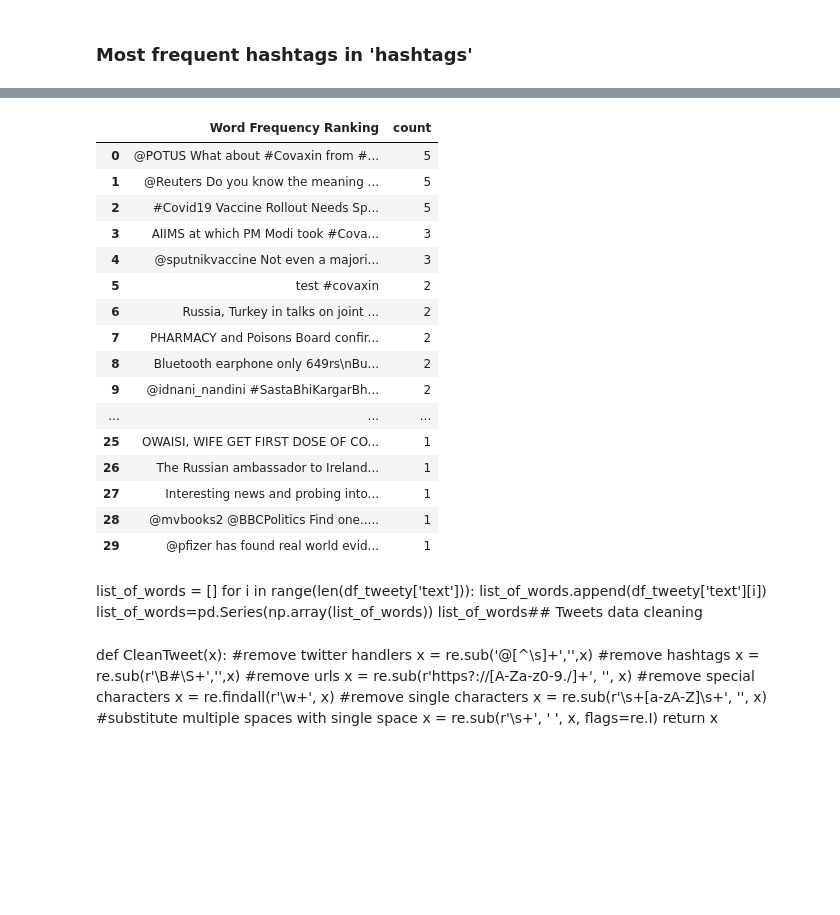
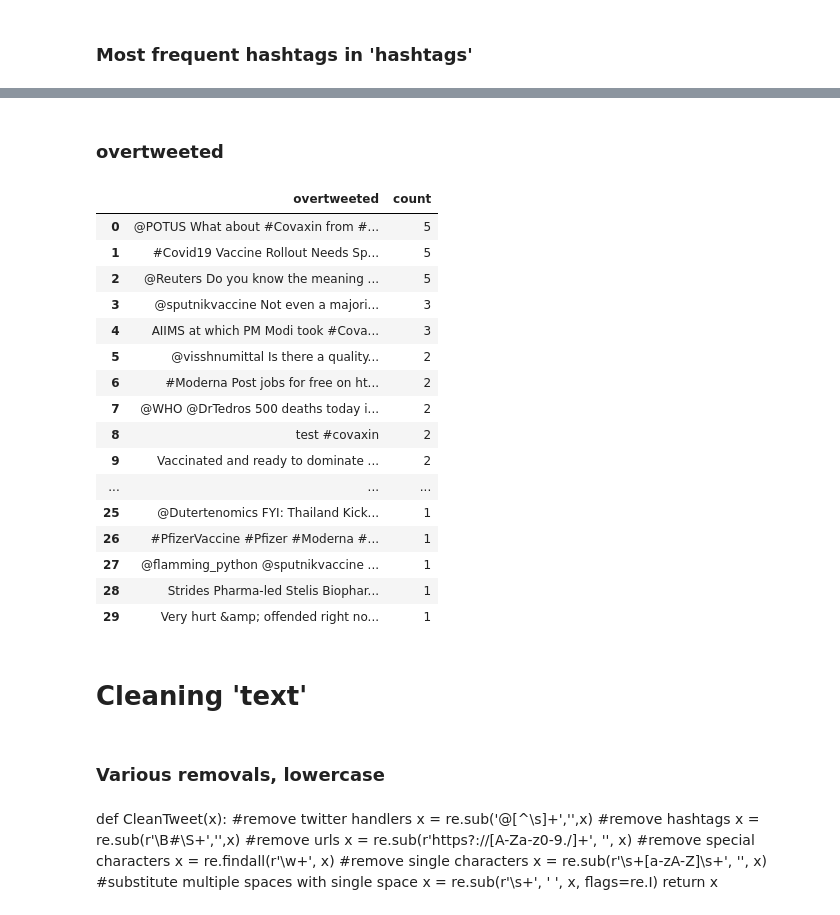
Before and after one commit to BiBa-01/Capstone_Covid, a Jupyter notebook: FirstLookTweety.ipynb, the cells around one changed output, grey strips where cells are left out. Drawn from its saved outputs; the diff is of its cells as text; code cells hidden in the pictures; blank space fills up the shorter version.

```diff
--- a/FirstLookTweety.ipynb
+++ b/FirstLookTweety.ipynb
@@ -276,0 +359,12 @@ frequency_ranking
+# %%
+#for i, l in enumerate(df_tweety['hashtags']):
+ #   print("list",i,"is",type(l))
+
+df_tweety['hashtags'] = df_tweety['hashtags'].apply(eval)
+# %%
+df_tweety['hashtags'] = df_tweety['hashtags'].fillna('[]')
+
+def to_Series(Series):
+    return pd.Series([x for lst in Series for x in lst])
+
+to_Series(df_tweety['hashtags']).value_counts()[:30].rename_axis('hasht_freq').reset_index(name='count')
@@ -276,0 +392,7 @@ frequency_ranking
+# %%
+df_tweety['hashtags'] = df_tweety['hashtags'].fillna('[]')
+
+def to_Series(Series):
+    return pd.Series([x for lst in Series for x in lst if x in ['China', 'EU', 'USA', 'Russia', 'UK', 'Italy', 'Germany', 'France', 'America', 'Brazil', 'Japan', 'Canada', 'Afghanistan', 'china']])
+
+to_Series(df_tweety['hashtags']).value_counts()[:30].rename_axis('hasht_country_freq').reset_index(name='count')
@@ -277,27 +443,29 @@ frequency_ranking
+# %% [markdown]
+### overtweeted
 # %%
-list_of_words = []
+repeated_tweets = []
 for i in range(len(df_tweety['text'])):
-    list_of_words.append(df_tweety['text'][i])
-list_of_words=pd.Series(np.array(list_of_words))
+    repeated_tweets.append(df_tweety['text'][i])
+repeated_tweets=pd.Series(np.array(repeated_tweets))
 #list_of_words
 
-frequency_ranking = list_of_words.value_counts()[:30].rename_axis('Word Frequency Ranking').reset_index(name='count')
-frequency_ranking
+frequency_ranking_tweets = repeated_tweets.value_counts()[:30].rename_axis('overtweeted').reset_index(name='count')
+frequency_ranking_tweets
 # %% [output]
-|  | Word Frequency Ranking | count |
+|  | overtweeted | count |
 | 0 | @POTUS What about #Covaxin from #... | 5 |
-| 1 | @Reuters Do you know the meaning ... | 5 |
-| 2 | #Covid19 Vaccine Rollout Needs Sp... | 5 |
-| 3 | AIIMS at which PM Modi took #Cova... | 3 |
-| 4 | @sputnikvaccine Not even a majori... | 3 |
-| 5 | test #covaxin | 2 |
-| 6 | Russia, Turkey in talks on joint ... | 2 |
-| 7 | PHARMACY and Poisons Board confir... | 2 |
-| 8 | Bluetooth earphone only 649rs\nBu... | 2 |
-| 9 | @idnani_nandini #SastaBhiKargarBh... | 2 |
+| 1 | #Covid19 Vaccine Rollout Needs Sp... | 5 |
+| 2 | @Reuters Do you know the meaning ... | 5 |
+| 3 | @sputnikvaccine Not even a majori... | 3 |
+| 4 | AIIMS at which PM Modi took #Cova... | 3 |
+| 5 | @visshnumittal Is there a quality... | 2 |
+| 6 | #Moderna Post jobs for free on ht... | 2 |
+| 7 | @WHO @DrTedros 500 deaths today i... | 2 |
+| 8 | test #covaxin | 2 |
+| 9 | Vaccinated and ready to dominate ... | 2 |
 | ... | ... | ... |
-| 25 | OWAISI, WIFE GET FIRST DOSE OF CO... | 1 |
-| 26 | The Russian ambassador to Ireland... | 1 |
-| 27 | Interesting news and probing into... | 1 |
-| 28 | @mvbooks2 @BBCPolitics Find one..... | 1 |
-| 29 | @pfizer has found real world evid... | 1 |
+| 25 | @Dutertenomics FYI: Thailand Kick... | 1 |
+| 26 | #PfizerVaccine #Pfizer #Moderna #... | 1 |
+| 27 | @flamming_python @sputnikvaccine ... | 1 |
+| 28 | Strides Pharma-led Stelis Biophar... | 1 |
+| 29 | Very hurt &amp; offended right no... | 1 |
@@ -311,9 +472,7 @@ for i in range(len(df_tweety['text'])):
-# %% [markdown]
-list_of_words = []
-for i in range(len(df_tweety['text'])):
-    list_of_words.append(df_tweety['text'][i])
-list_of_words=pd.Series(np.array(list_of_words))
-list_of_words## Tweets data cleaning
+# %% [markdown]
+# Cleaning 'text'
+# %% [markdown]
+### Various removals, lowercase
 # %% [markdown]
 def CleanTweet(x):
     #remove twitter handlers
```
Also changed, not shown: parts of 28 cells of this notebook.
